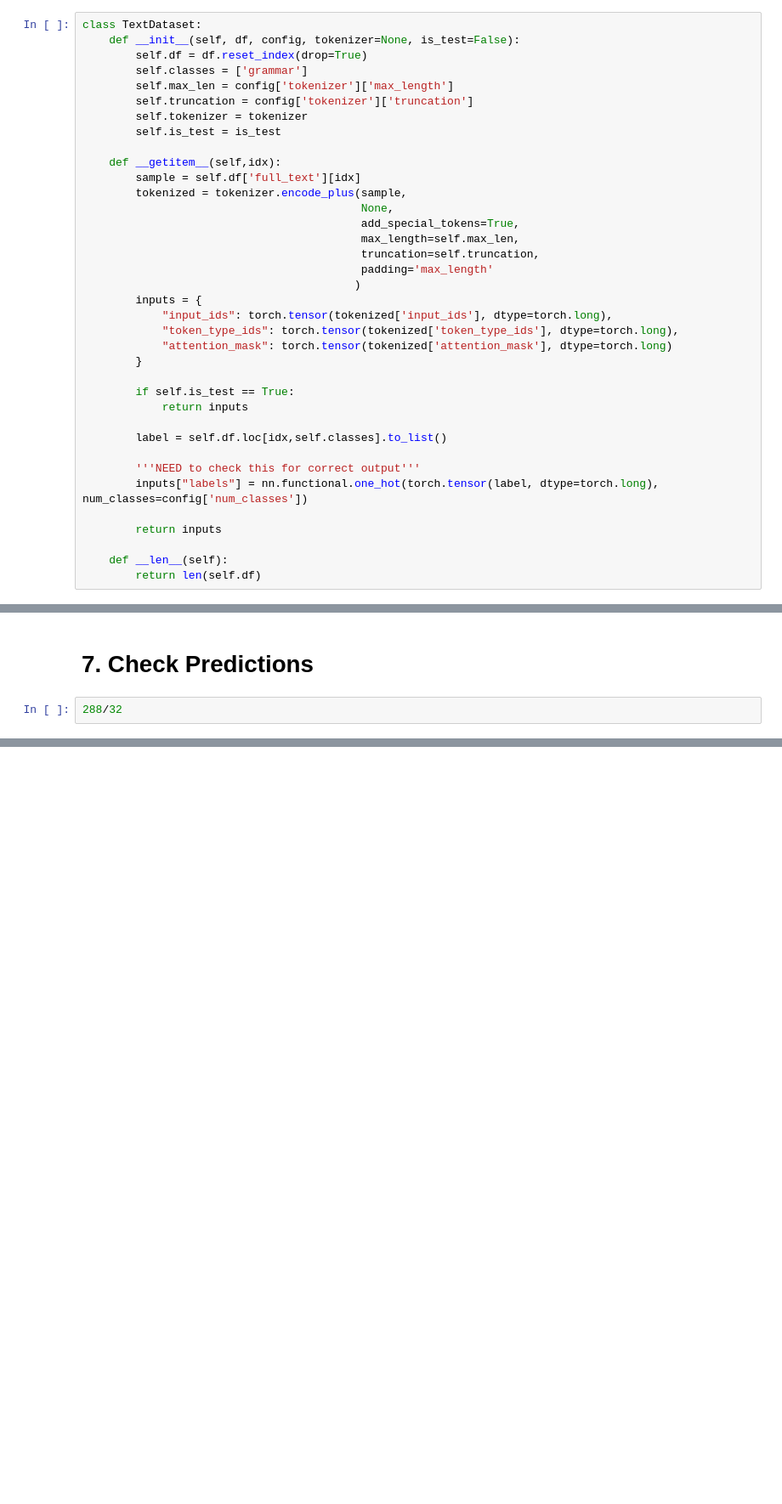
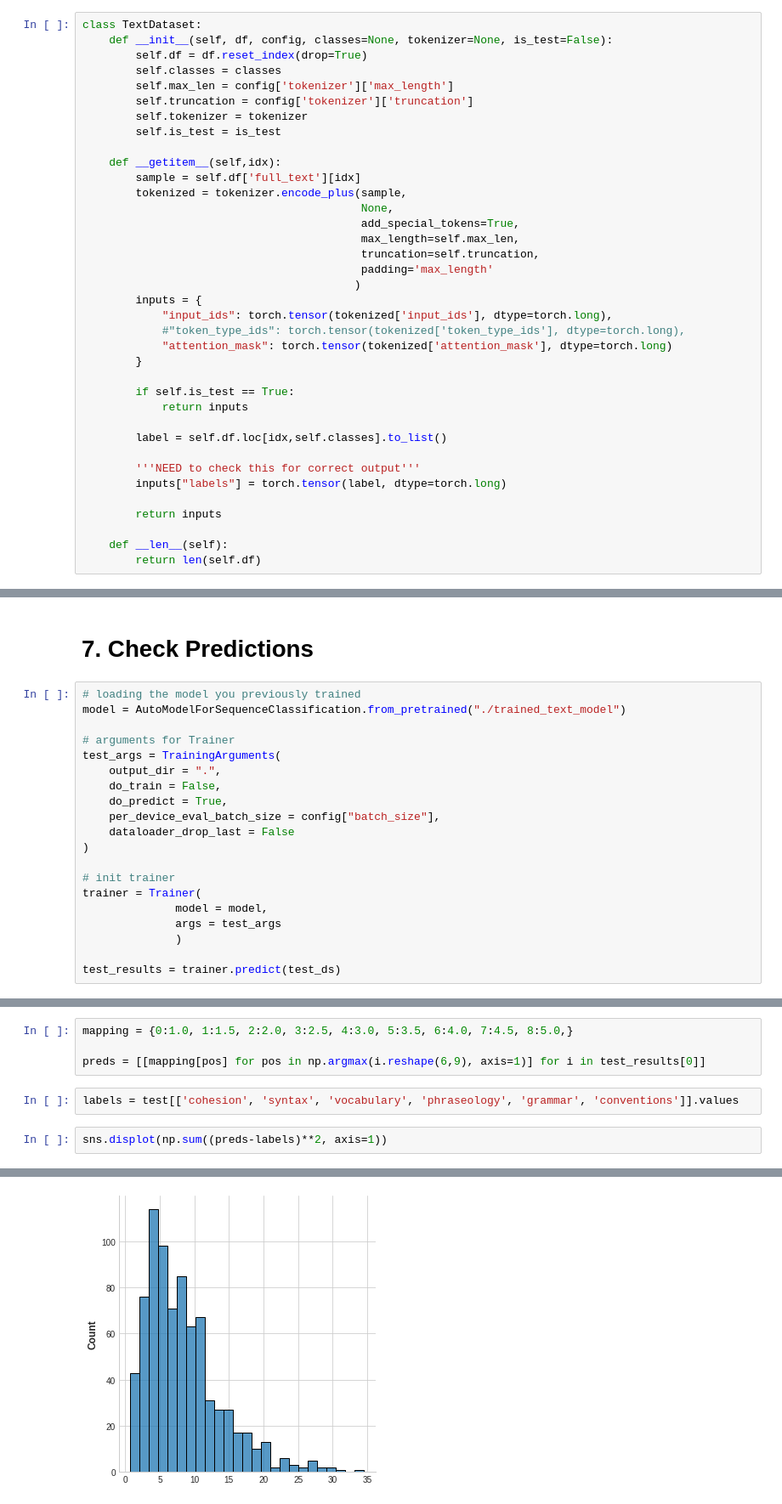
Before and after one commit to ijcruic/rapid-ml-prototyping, a Jupyter notebook: Text_Complete.ipynb, the cells around one changed output, grey strips where cells are left out. Shown at 85% size. Saved outputs shown, nothing was run; the diff lists cells and outputs as text; blank space fills up the shorter version.

```diff
--- a/Text_Complete.ipynb
+++ b/Text_Complete.ipynb
@@ -237,9 +307,9 @@ config = {
 - define the tokenizer
 # %%
 class TextDataset:
-    def __init__(self, df, config, tokenizer=None, is_test=False):
+    def __init__(self, df, config, classes=None, tokenizer=None, is_test=False):
         self.df = df.reset_index(drop=True)
-        self.classes = ['grammar']
+        self.classes = classes
         self.max_len = config['tokenizer']['max_length']
         self.truncation = config['tokenizer']['truncation']
         self.tokenizer = tokenizer
@@ -256,7 +326,7 @@ class TextDataset:
                                          )
         inputs = {
             "input_ids": torch.tensor(tokenized['input_ids'], dtype=torch.long),
-            "token_type_ids": torch.tensor(tokenized['token_type_ids'], dtype=torch.long),
+            #"token_type_ids": torch.tensor(tokenized['token_type_ids'], dtype=torch.long),
             "attention_mask": torch.tensor(tokenized['attention_mask'], dtype=torch.long)
         }
 
@@ -266,7 +336,7 @@ class TextDataset:
         label = self.df.loc[idx,self.classes].to_list()
 
         '''NEED to check this for correct output'''
-        inputs["labels"] = nn.functional.one_hot(torch.tensor(label, dtype=torch.long), num_classes=config['num_classes'])
+        inputs["labels"] = torch.tensor(label, dtype=torch.long)
 
         return inputs
 
@@ -355,5 +456,23 @@ ValueError: Expected input batch_size (32) to match target batch_size (288).
 # %% [markdown]
 # 7. Check Predictions
 # %%
-288/32
+# loading the model you previously trained
+model = AutoModelForSequenceClassification.from_pretrained("./trained_text_model")
+
+# arguments for Trainer
+test_args = TrainingArguments(
+    output_dir = ".",
+    do_train = False,
+    do_predict = True,
+    per_device_eval_batch_size = config["batch_size"],
+    dataloader_drop_last = False
+)
+
+# init trainer
+trainer = Trainer(
+              model = model,
+              args = test_args
+              )
+
+test_results = trainer.predict(test_ds)
 # %% [output]
@@ -360,0 +497,9 @@ ValueError: Expected input batch_size (32) to match target batch_size (288).
+# %%
+mapping = {0:1.0, 1:1.5, 2:2.0, 3:2.5, 4:3.0, 5:3.5, 6:4.0, 7:4.5, 8:5.0,}
+
+preds = [[mapping[pos] for pos in np.argmax(i.reshape(6,9), axis=1)] for i in test_results[0]]
+# %%
+labels = test[['cohesion', 'syntax', 'vocabulary', 'phraseology', 'grammar', 'conventions']].values
+# %%
+sns.displot(np.sum((preds-labels)**2, axis=1))
+# %% [output]
@@ -360,0 +507 @@ ValueError: Expected input batch_size (32) to match target batch_size (288).
+[figure, added]
```
Also changed, not shown: parts of 31 cells of this notebook.
